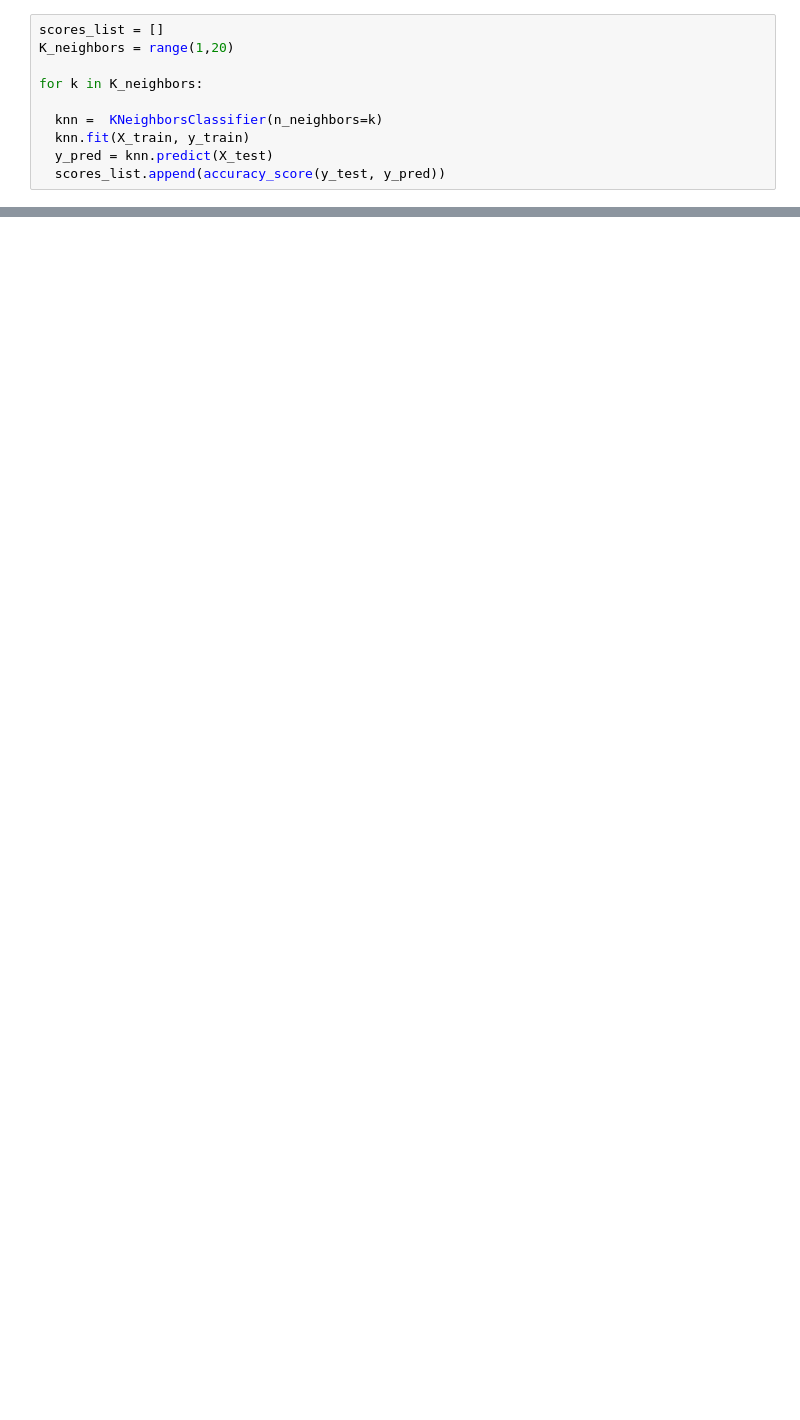
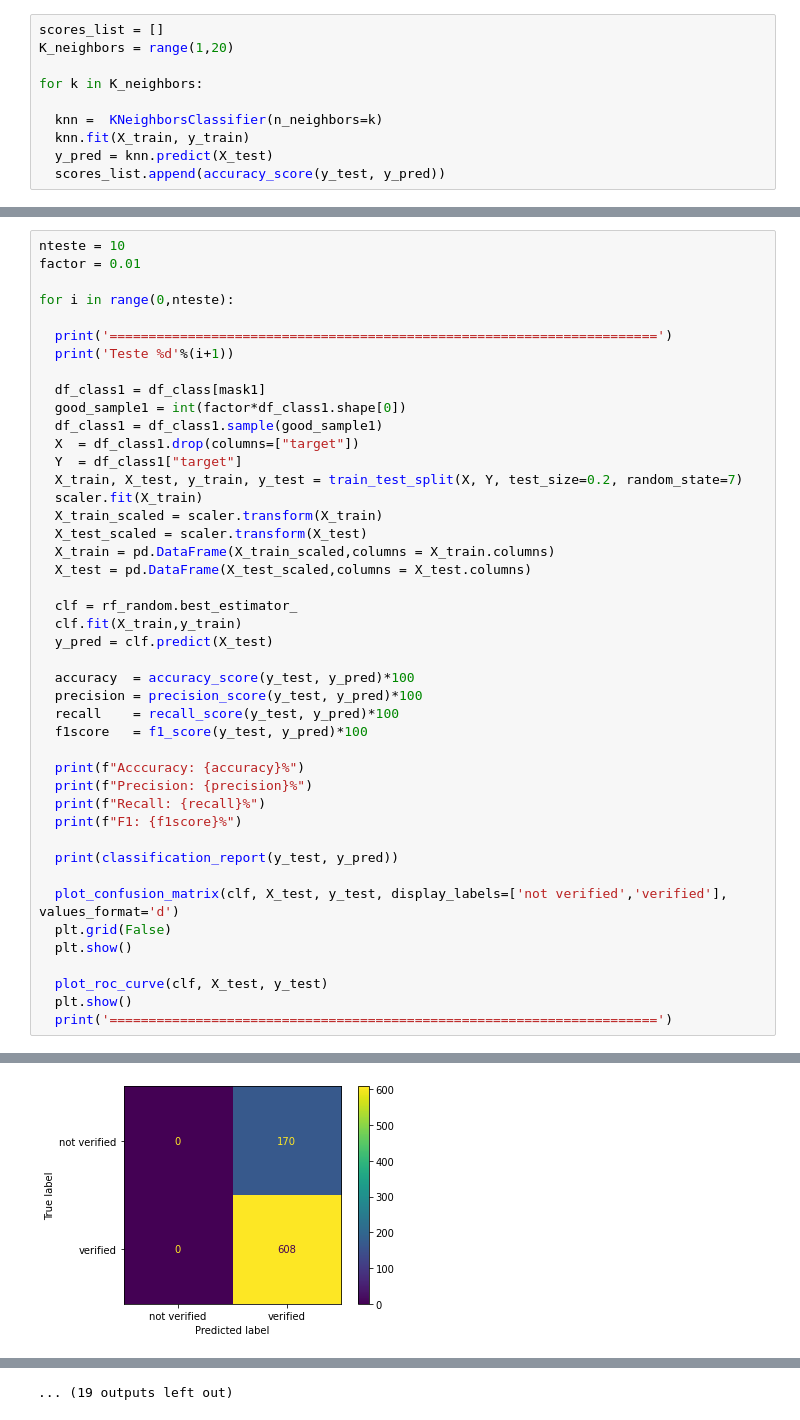
Before and after one commit to felipeaugustogudes/assignment20_dnc_dex, a Jupyter notebook: assignment_20_rid2031_felipe_ipynb.ipynb, the cells around one changed output, grey strips where cells are left out. Saved outputs shown, nothing was run; the diff lists cells and outputs as text; blank space fills up the shorter version.

```diff
--- a/assignment_20_rid2031_felipe_ipynb.ipynb
+++ b/assignment_20_rid2031_felipe_ipynb.ipynb
@@ -180,0 +490,45 @@ df_metricas.sort_values(by='F1-Score', ascending=False)
+# %%
+nteste = 10
+factor = 0.01
+
+for i in range(0,nteste):
+
+  print('======================================================================')
+  print('Teste %d'%(i+1))
+
+  df_class1 = df_class[mask1]
+  good_sample1 = int(factor*df_class1.shape[0])
+  df_class1 = df_class1.sample(good_sample1)
+  X  = df_class1.drop(columns=["target"])
+  Y  = df_class1["target"]
+  X_train, X_test, y_train, y_test = train_test_split(X, Y, test_size=0.2, random_state=7)
+  scaler.fit(X_train)
+  X_train_scaled = scaler.transform(X_train)
+  X_test_scaled = scaler.transform(X_test)
+  X_train = pd.DataFrame(X_train_scaled,columns = X_train.columns)
+  X_test = pd.DataFrame(X_test_scaled,columns = X_test.columns)
+
+  clf = rf_random.best_estimator_
+  clf.fit(X_train,y_train)
+  y_pred = clf.predict(X_test)
+
+  accuracy  = accuracy_score(y_test, y_pred)*100
+  precision = precision_score(y_test, y_pred)*100
+  recall    = recall_score(y_test, y_pred)*100
+  f1score   = f1_score(y_test, y_pred)*100
+
+  print(f"Acccuracy: {accuracy}%")
+  print(f"Precision: {precision}%")
+  print(f"Recall: {recall}%")
+  print(f"F1: {f1score}%")
+
+  print(classification_report(y_test, y_pred))
+
+  plot_confusion_matrix(clf, X_test, y_test, display_labels=['not verified','verified'], values_format='d')
+  plt.grid(False)
+  plt.show()
+
+  plot_roc_curve(clf, X_test, y_test)
+  plt.show()
+  print('======================================================================')
+# %% [output]
@@ -180,0 +549 @@ df_metricas.sort_values(by='F1-Score', ascending=False)
+[figure, added]
@@ -180,0 +602 @@ df_metricas.sort_values(by='F1-Score', ascending=False)
+... (19 outputs left out)
```
Also changed, not shown: parts of 63 cells of this notebook.
